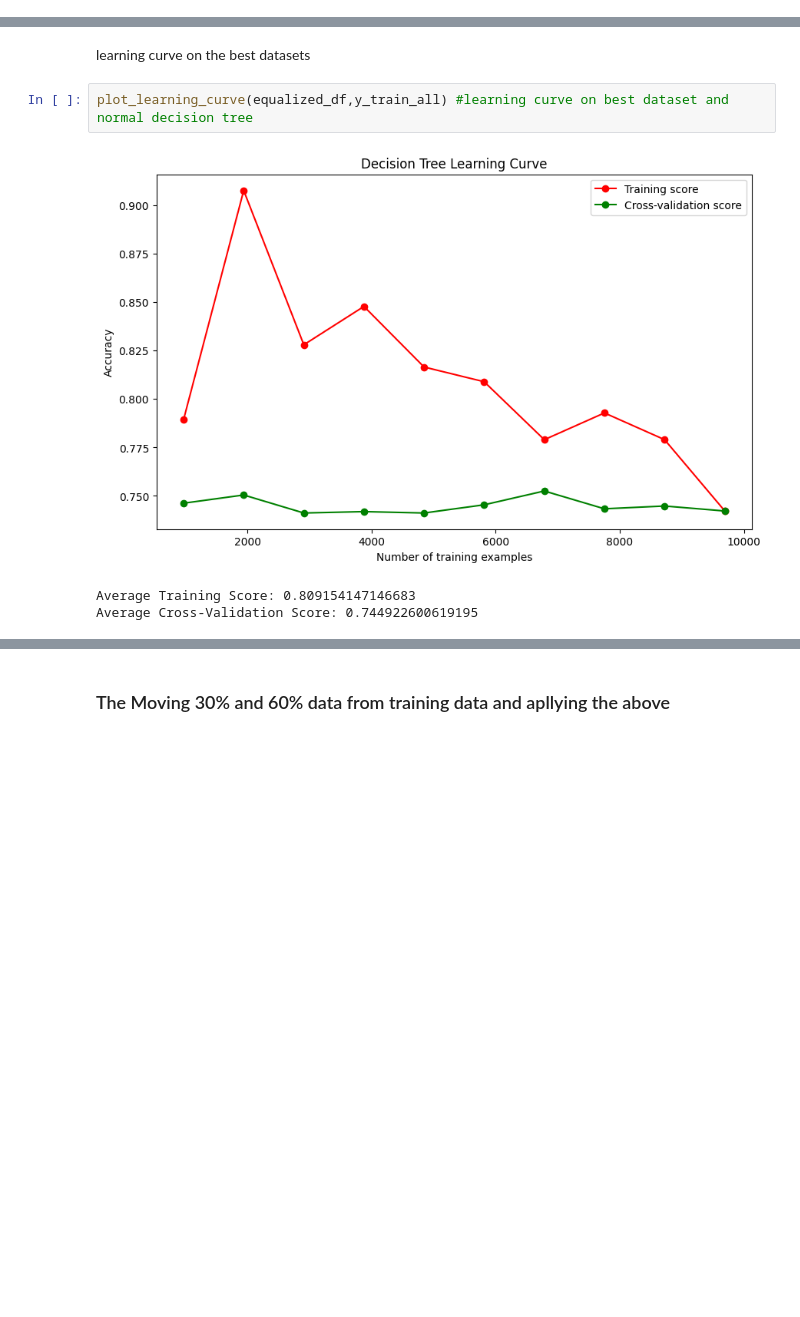
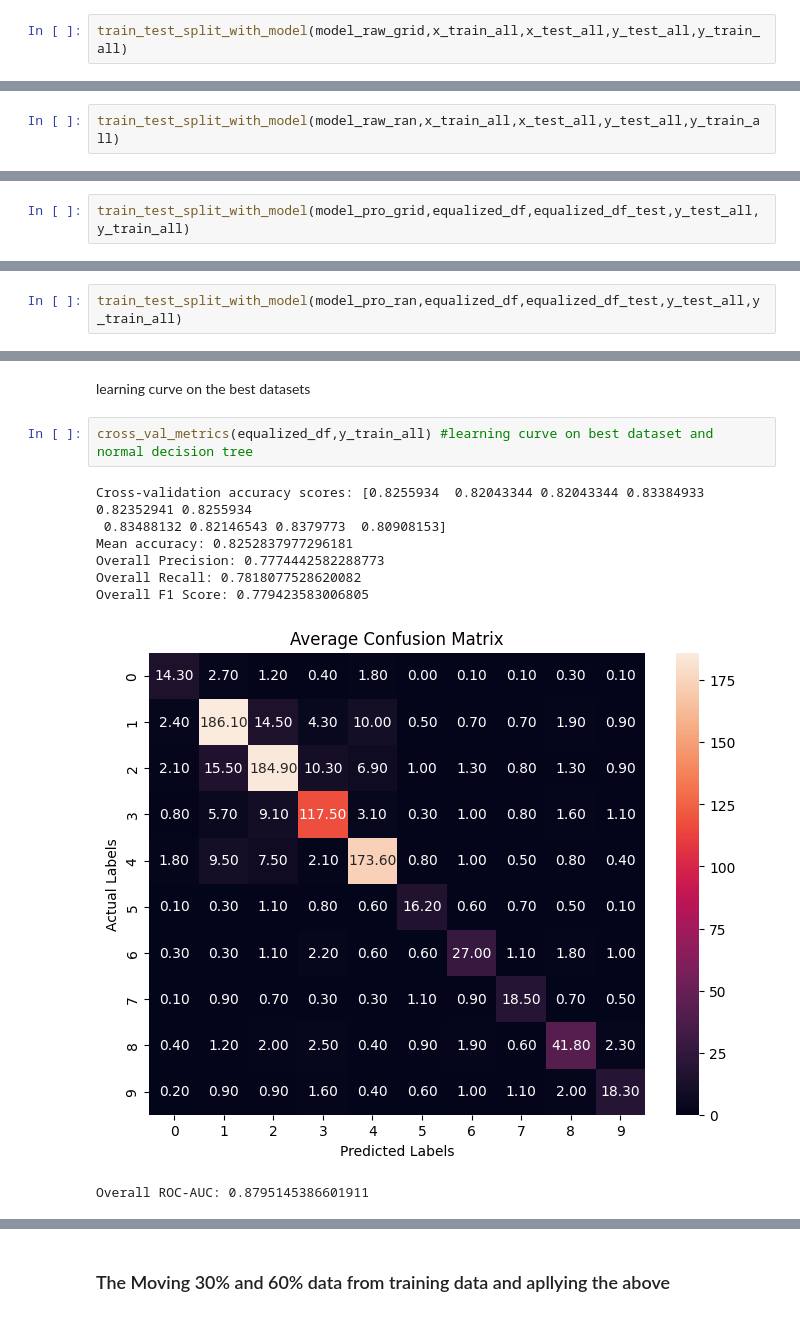
Before and after one commit to Suhail270/DMML_Part3, a Jupyter notebook: Part3.ipynb, the cells around one changed output, grey strips where cells are left out. Cells and saved outputs as stored; diff of their text form; blank space fills up the shorter version.

```diff
--- a/Part3.ipynb
+++ b/Part3.ipynb
@@ -1013,0 +1089,2 @@ Accuracy: 0.7844660194174757
+# %%
+train_test_split_with_model(model_raw_grid,x_train_all,x_test_all,y_test_all,y_train_all)
@@ -1013,0 +1111,2 @@ Accuracy: 0.7844660194174757
+# %%
+train_test_split_with_model(model_raw_ran,x_train_all,x_test_all,y_test_all,y_train_all)
@@ -1013,0 +1133,2 @@ Accuracy: 0.7844660194174757
+# %%
+train_test_split_with_model(model_pro_grid,equalized_df,equalized_df_test,y_test_all,y_train_all)
@@ -1013,0 +1155,2 @@ Accuracy: 0.7844660194174757
+# %%
+train_test_split_with_model(model_pro_ran,equalized_df,equalized_df_test,y_test_all,y_train_all)
@@ -1014,8 +1220,13 @@ Accuracy: 0.7844660194174757
 # %% [markdown]
 learning curve on the best datasets
 # %%
-plot_learning_curve(equalized_df,y_train_all) #learning curve on best dataset and normal decision tree
+cross_val_metrics(equalized_df,y_train_all) #learning curve on best dataset and normal decision tree
 # %% [output]
+Cross-validation accuracy scores: [0.8255934  0.82043344 0.82043344 0.83384933 0.82352941 0.8255934
+ 0.83488132 0.82146543 0.8379773  0.80908153]
+Mean accuracy: 0.8252837977296181
+Overall Precision: 0.7774442582288773
+Overall Recall: 0.7818077528620082
+Overall F1 Score: 0.779423583006805
-[figure, old version]
+[figure, new version]
-Average Training Score: 0.809154147146683
-Average Cross-Validation Score: 0.744922600619195
+Overall ROC-AUC: 0.8795145386601911
```
Also changed, not shown: parts of 62 cells of this notebook.
